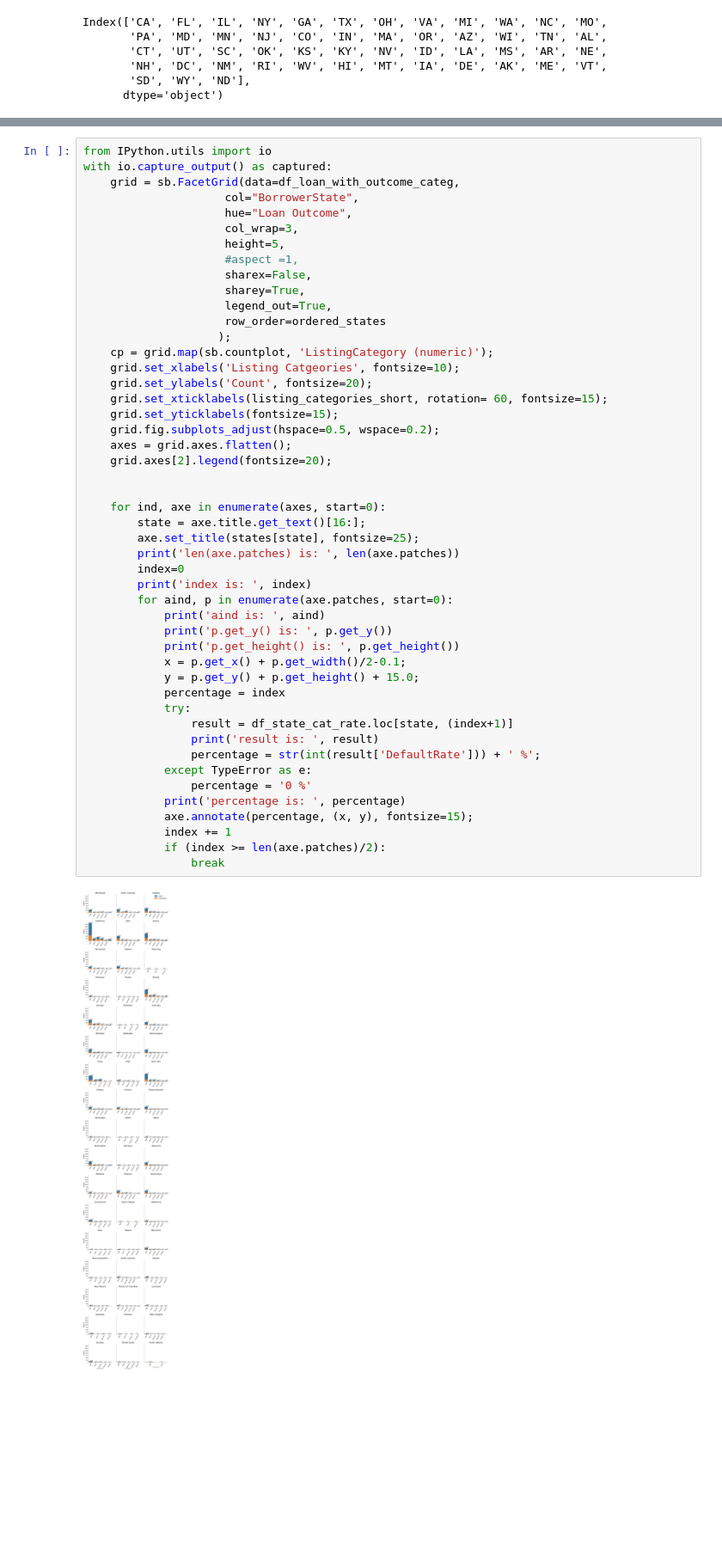
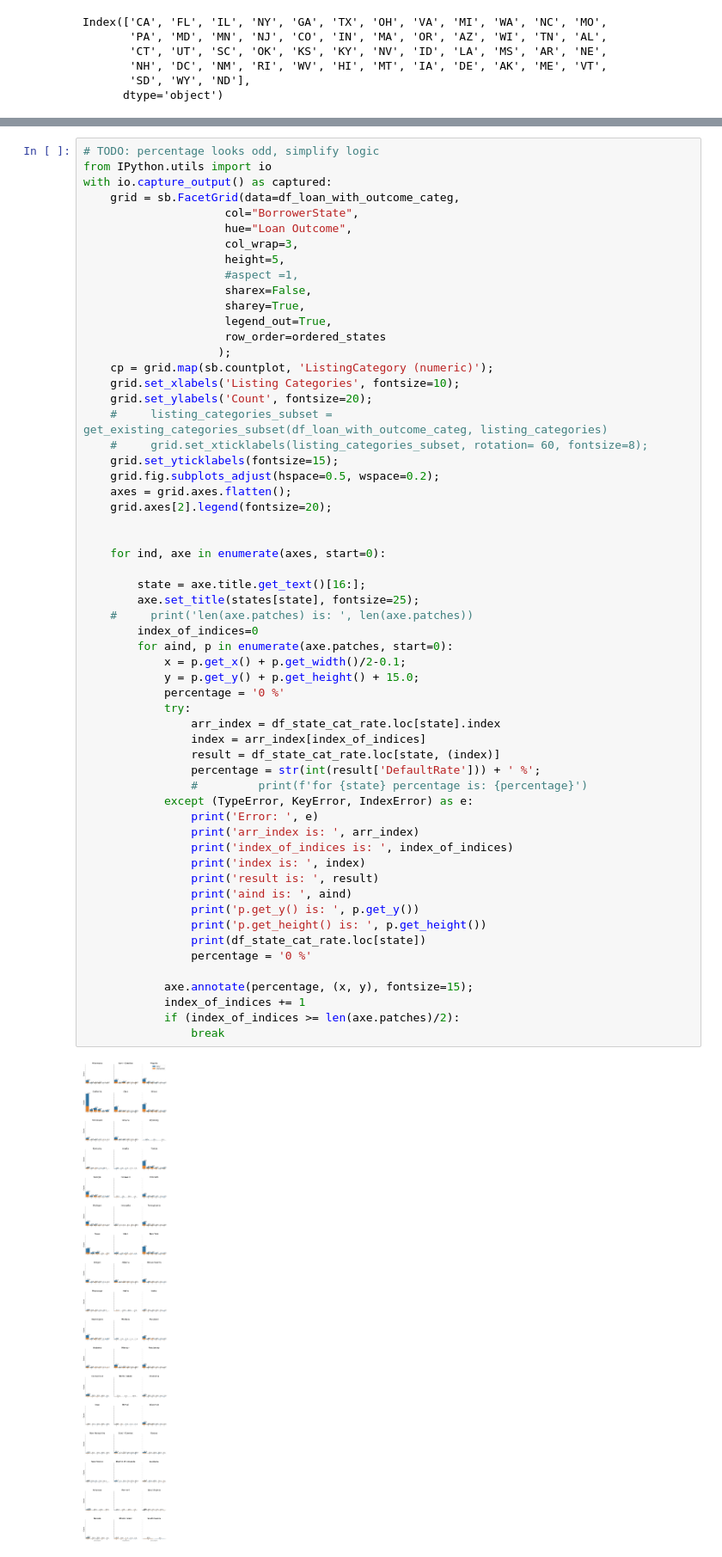
Before and after one commit to claudia-chehade/prosper, a Jupyter notebook: explaination_prosper.ipynb, the cells around one changed output, grey strips where cells are left out. Shown at 86% size. Cells and saved outputs as stored; diff of their text form; blank space fills up the shorter version.

Commit message:
improvements and bugfixes
- conclusion added to readme
- explaination notebook: ticklabels fixed
- explaination notebook: states percentage investigation improved

```diff
--- a/explaination_prosper.ipynb
+++ b/explaination_prosper.ipynb
@@ -470,53 +518,63 @@ Index(['CA', 'FL', 'IL', 'NY', 'GA', 'TX', 'OH', 'VA', 'MI', 'WA', 'NC', 'MO',
 # %%
+# TODO: percentage looks odd, simplify logic
 from IPython.utils import io
 with io.capture_output() as captured:
     grid = sb.FacetGrid(data=df_loan_with_outcome_categ,
                      col="BorrowerState",
                      hue="Loan Outcome",
                      col_wrap=3,
                      height=5,
                      #aspect =1,
                      sharex=False,
                      sharey=True,
                      legend_out=True,
                      row_order=ordered_states
                     );
     cp = grid.map(sb.countplot, 'ListingCategory (numeric)');
-    grid.set_xlabels('Listing Catgeories', fontsize=10);
+    grid.set_xlabels('Listing Categories', fontsize=10);
     grid.set_ylabels('Count', fontsize=20);
-    grid.set_xticklabels(listing_categories_short, rotation= 60, fontsize=15);
+    #     listing_categories_subset = get_existing_categories_subset(df_loan_with_outcome_categ, listing_categories)
+    #     grid.set_xticklabels(listing_categories_subset, rotation= 60, fontsize=8);
     grid.set_yticklabels(fontsize=15);
     grid.fig.subplots_adjust(hspace=0.5, wspace=0.2);
     axes = grid.axes.flatten();
     grid.axes[2].legend(fontsize=20);
 
 
     for ind, axe in enumerate(axes, start=0):
+
         state = axe.title.get_text()[16:];
         axe.set_title(states[state], fontsize=25);
-        print('len(axe.patches) is: ', len(axe.patches))
-        index=0
-        print('index is: ', index)
+    #     print('len(axe.patches) is: ', len(axe.patches))
+        index_of_indices=0
         for aind, p in enumerate(axe.patches, start=0):
-            print('aind is: ', aind)
-            print('p.get_y() is: ', p.get_y())
-            print('p.get_height() is: ', p.get_height())
             x = p.get_x() + p.get_width()/2-0.1;
             y = p.get_y() + p.get_height() + 15.0;
-            percentage = index
+            percentage = '0 %'
             try:
-                result = df_state_cat_rate.loc[state, (index+1)]
+                arr_index = df_state_cat_rate.loc[state].index
+                index = arr_index[index_of_indices]
+                result = df_state_cat_rate.loc[state, (index)]
+                percentage = str(int(result['DefaultRate'])) + ' %';
+                #         print(f'for {state} percentage is: {percentage}')
+            except (TypeError, KeyError, IndexError) as e:
+                print('Error: ', e)
+                print('arr_index is: ', arr_index)
+                print('index_of_indices is: ', index_of_indices)
+                print('index is: ', index)
                 print('result is: ', result)
-                percentage = str(int(result['DefaultRate'])) + ' %';
-            except TypeError as e:
+                print('aind is: ', aind)
+                print('p.get_y() is: ', p.get_y())
+                print('p.get_height() is: ', p.get_height())
+                print(df_state_cat_rate.loc[state])
                 percentage = '0 %'
-            print('percentage is: ', percentage)
+
             axe.annotate(percentage, (x, y), fontsize=15);
-            index += 1
-            if (index >= len(axe.patches)/2):
+            index_of_indices += 1
+            if (index_of_indices >= len(axe.patches)/2):
                 break
 # %% [output]
-[figure, old version]
+[figure, new version]
 # %% [markdown]
 <a id='conclusion'></a>
 # Conclusion
```
Also changed, not shown: parts of 9 cells of this notebook, 1 other file.
